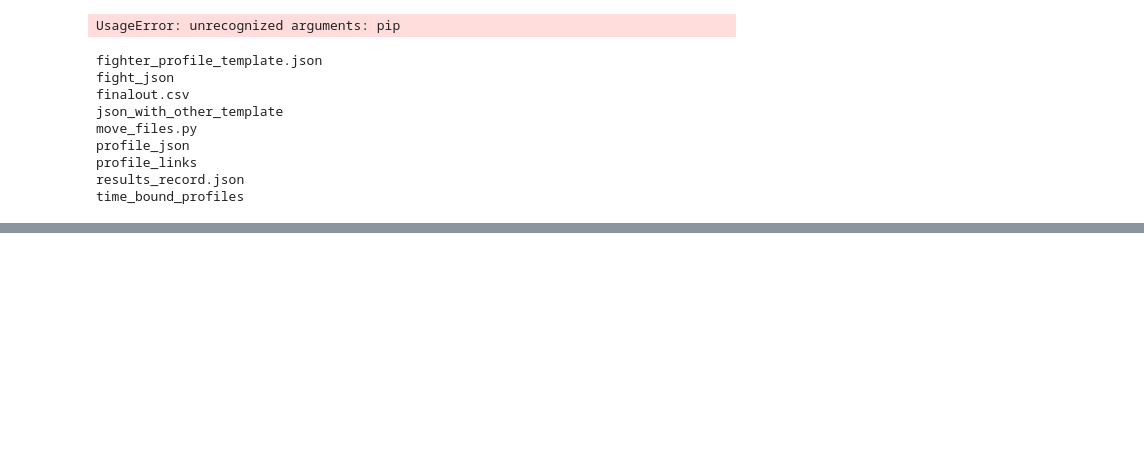
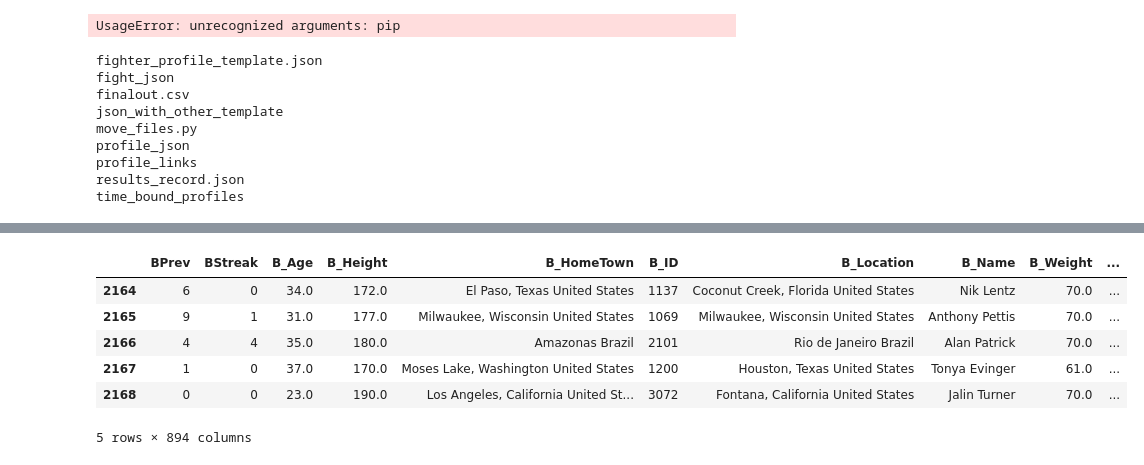
Before and after one commit to Hitkul/UFC_Fight_Prediction, a Jupyter notebook: UFC.ipynb, the cells around one changed output, grey strips where cells are left out. Cells and saved outputs as stored; diff of their text form; code cells hidden in the pictures; blank space fills up the shorter version.

```diff
--- a/UFC.ipynb
+++ b/UFC.ipynb
@@ -80,0 +73,10 @@ list(data)
+# %%
+data.tail()
+# %% [output]
+|  | BPrev | BStreak | B_Age | B_Height | B_HomeTown | B_ID | B_Location | B_Name | B_Weight | ... |
+| 2164 | 6 | 0 | 34.0 | 172.0 | El Paso, Texas United States | 1137 | Coconut Creek, Florida United States | Nik Lentz | 70.0 | ... |
+| 2165 | 9 | 1 | 31.0 | 177.0 | Milwaukee, Wisconsin United States | 1069 | Milwaukee, Wisconsin United States | Anthony Pettis | 70.0 | ... |
+| 2166 | 4 | 4 | 35.0 | 180.0 | Amazonas Brazil | 2101 | Rio de Janeiro Brazil | Alan Patrick | 70.0 | ... |
+| 2167 | 1 | 0 | 37.0 | 170.0 | Moses Lake, Washington United States | 1200 | Houston, Texas United States | Tonya Evinger | 61.0 | ... |
+| 2168 | 0 | 0 | 23.0 | 190.0 | Los Angeles, California United St... | 3072 | Fontana, California United States | Jalin Turner | 70.0 | ... |
+5 rows × 894 columns
```
Also changed, not shown: parts of 14 cells of this notebook.
